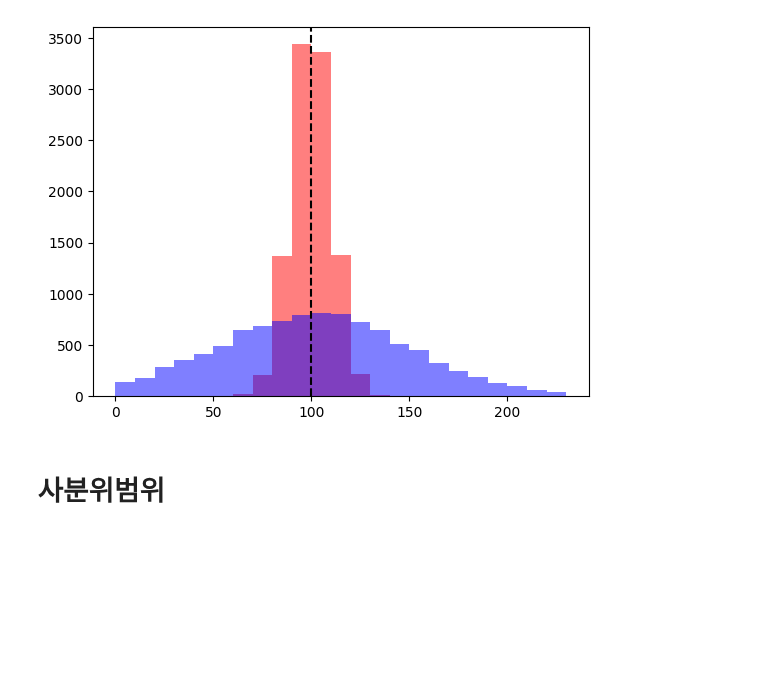
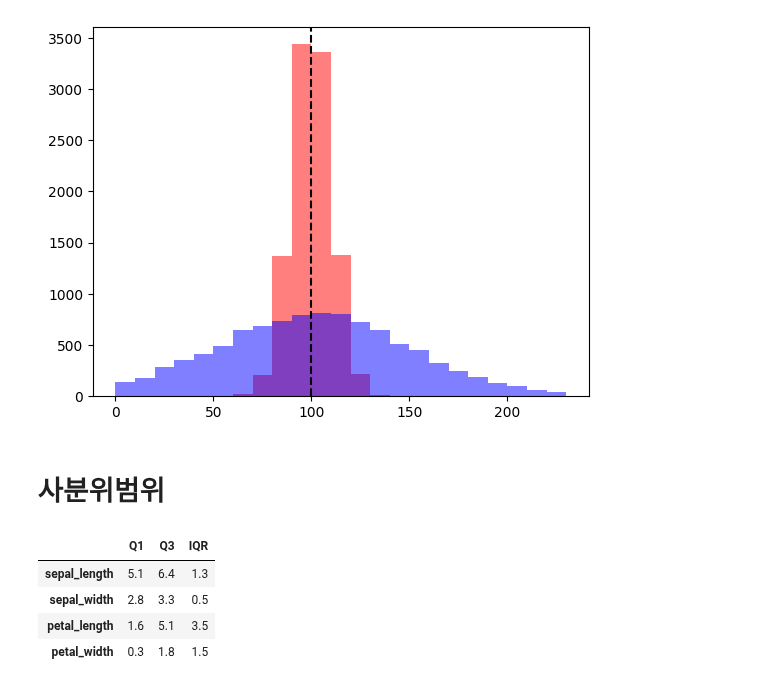
Before and after one commit to yleessam/hipython_rep, a Jupyter notebook: 21_기술통계.ipynb, the cells around one changed output. Drawn from its saved outputs; the diff is of its cells as text; code cells hidden in the pictures; blank space fills up the shorter version.

```diff
--- a/21_기술통계.ipynb
+++ b/21_기술통계.ipynb
@@ -197,3 +197,20 @@ plt.axvline(mu, color='black', linestyle='--')
 #iris dataset 의 속성들의 표준편차 비교분석
 # %% [markdown]
 # 사분위범위
+# %%
+numeric_df = vp_df.select_dtypes(include=['float64', 'int'])
+
+Q1 = numeric_df.quantile(0.25)
+Q3 = numeric_df.quantile(0.75)
+IQR = Q3-Q1
+
+summ = pd.DataFrame({'Q1': Q1,
+              'Q3': Q3,
+              'IQR': IQR,})
+summ
+# %% [output]
+|  | Q1 | Q3 | IQR |
+| sepal_length | 5.1 | 6.4 | 1.3 |
+| sepal_width | 2.8 | 3.3 | 0.5 |
+| petal_length | 1.6 | 5.1 | 3.5 |
+| petal_width | 0.3 | 1.8 | 1.5 |
```
Also changed, not shown: parts of 9 cells of this notebook.
